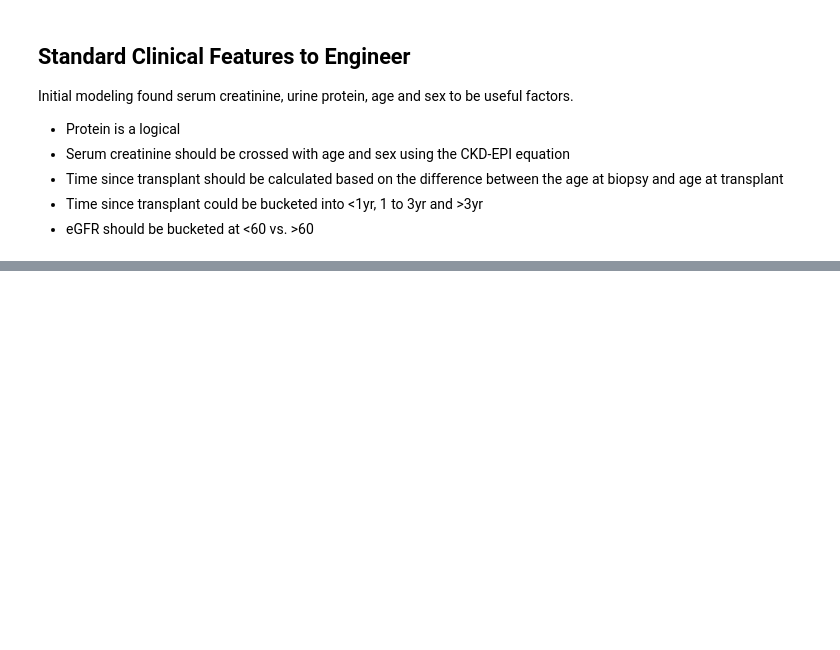
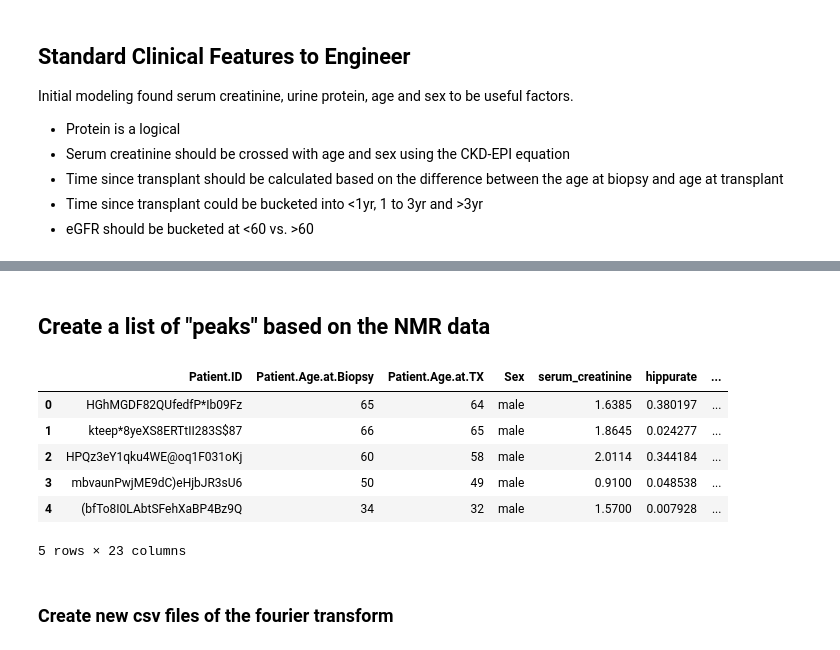
Before and after one commit to semantix/SpecTRAIN, a Jupyter notebook: jwm.ipynb, the cells around one changed output, grey strips where cells are left out. Drawn from its saved outputs; the diff is of its cells as text; code cells hidden in the pictures; blank space fills up the shorter version.

```diff
--- a/jwm.ipynb
+++ b/jwm.ipynb
@@ -220,0 +114,48 @@ image_paths_df.to_csv('gs://spectrain/spec_train_output/image_dir_paths_labels_w
+# %% [markdown]
+## Create a list of "peaks" based on the NMR data
+# %%
+#Make a functino to count peaks
+
+def find_peaks_for_files(bucket_name, df):
+    # List to store the peak values
+    peaks_list = []
+
+    # Iterate over the files in the df DataFrame
+    for filename in df['Spectrum_file']:
+        # Construct the GCS file path
+        file_path = f"gs://{bucket_name}/{filename}"
+
+        # Read the file into a DataFrame
+        file_df = pd.read_csv(file_path, sep='\s', header=None)
+        file_df.columns = ['x_axis', 'y_axis']
+
+        # Filter the DataFrame for x_axis values between 0.1 and 9.3
+        filtered_df = file_df[(file_df['x_axis'] >= 0.1) & (file_df['x_axis'] <= 9.3)].reset_index(drop=True)
+
+        # Find the peaks in the filtered y_axis column
+        peaks, _ = find_peaks(filtered_df['y_axis'], distance = 7, height = 120, prominence = 60)
+        peak_values = filtered_df.loc[peaks, ['x_axis', 'y_axis']]
+
+        # Append the peak values to the list
+        peaks_list.append(peak_values)
+
+    # Add the peaks_list to the df DataFrame
+    df['peaks'] = peaks_list
+    return df
+# %%
+bucket_name = 'spectrain/Kidney_TX_Data'
+# Create a client to interact with the GCS bucket
+client = storage.Client()
+df = find_peaks_for_files(bucket_name, df)
+# %%
+df.head()
+# %% [output]
+|  | Patient.ID | Patient.Age.at.Biopsy | Patient.Age.at.TX | Sex | serum_creatinine | hippurate | ... |
+| 0 | HGhMGDF82QUfedfP*Ib09Fz | 65 | 64 | male | 1.6385 | 0.380197 | ... |
+| 1 | kteep*8yeXS8ERTtII283S$87 | 66 | 65 | male | 1.8645 | 0.024277 | ... |
+| 2 | HPQz3eY1qku4WE@oq1F031oKj | 60 | 58 | male | 2.0114 | 0.344184 | ... |
+| 3 | mbvaunPwjME9dC)eHjbJR3sU6 | 50 | 49 | male | 0.9100 | 0.048538 | ... |
+| 4 | (bfTo8I0LAbtSFehXaBP4Bz9Q | 34 | 32 | male | 1.5700 | 0.007928 | ... |
+5 rows × 23 columns
+# %% [markdown]
+### Create new csv files of the fourier transform
```
Also changed, not shown: parts of 10 cells of this notebook.
